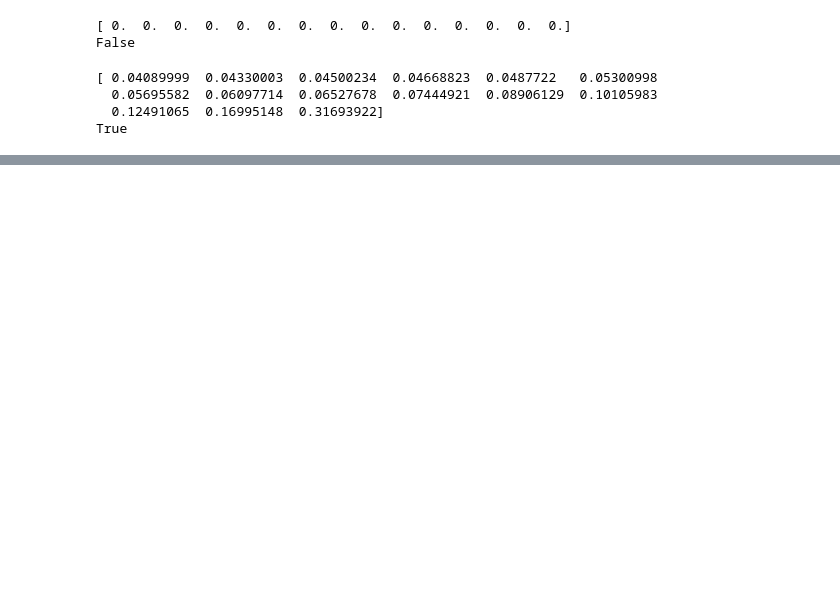
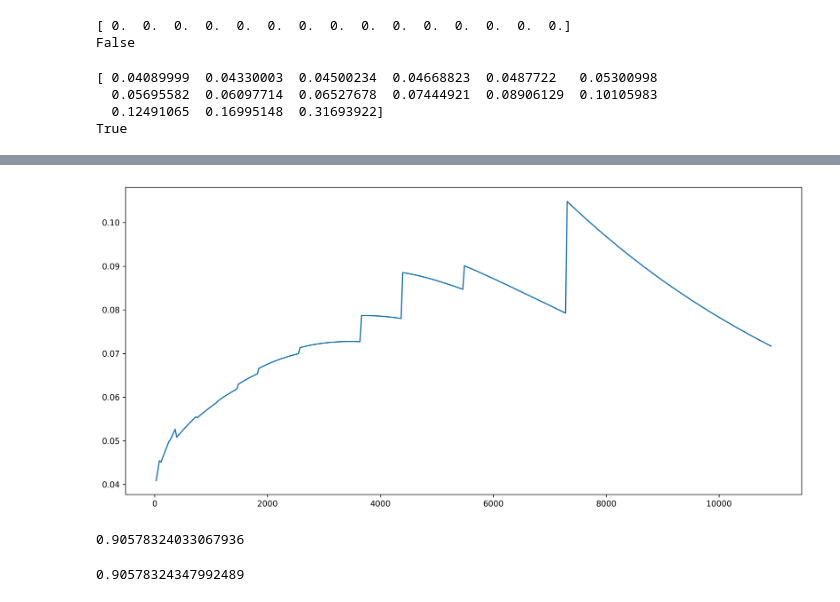
Before and after one commit to gerdm/TGMAFFIRO, a Jupyter notebook: curves/rate_curves.ipynb, the cells around one changed output, grey strips where cells are left out. Drawn from its saved outputs; the diff is of its cells as text; code cells hidden in the pictures; blank space fills up the shorter version.

```diff
--- a/curves/rate_curves.ipynb
+++ b/curves/rate_curves.ipynb
@@ -114,0 +100,22 @@ plt.title("Discount Factor");
+# %%
+coupon_duration = tiie28.length_flows(390)
+tau = coupon_duration / 360
+time = coupon_duration.cumsum()
+
+long_period = 1 / (1 + tiie28.rate_curve(time) * time / 360)
+short_period = np.append(1, long_period[:-1])
+
+fwd = (short_period / long_period - 1) / tau
+
+plt.figure(figsize=(15,7), dpi=300)
+plt.plot(time, fwd);
+# %% [output]
+[figure, added]
+# %%
+np.sum(fwd * tau_k * discount_factor)
+# %% [output]
+0.90578324033067936
+# %%
+fixed_pv
+# %% [output]
+0.90578324347992489
```
Also changed, not shown: parts of 11 cells of this notebook, 1 other file.
